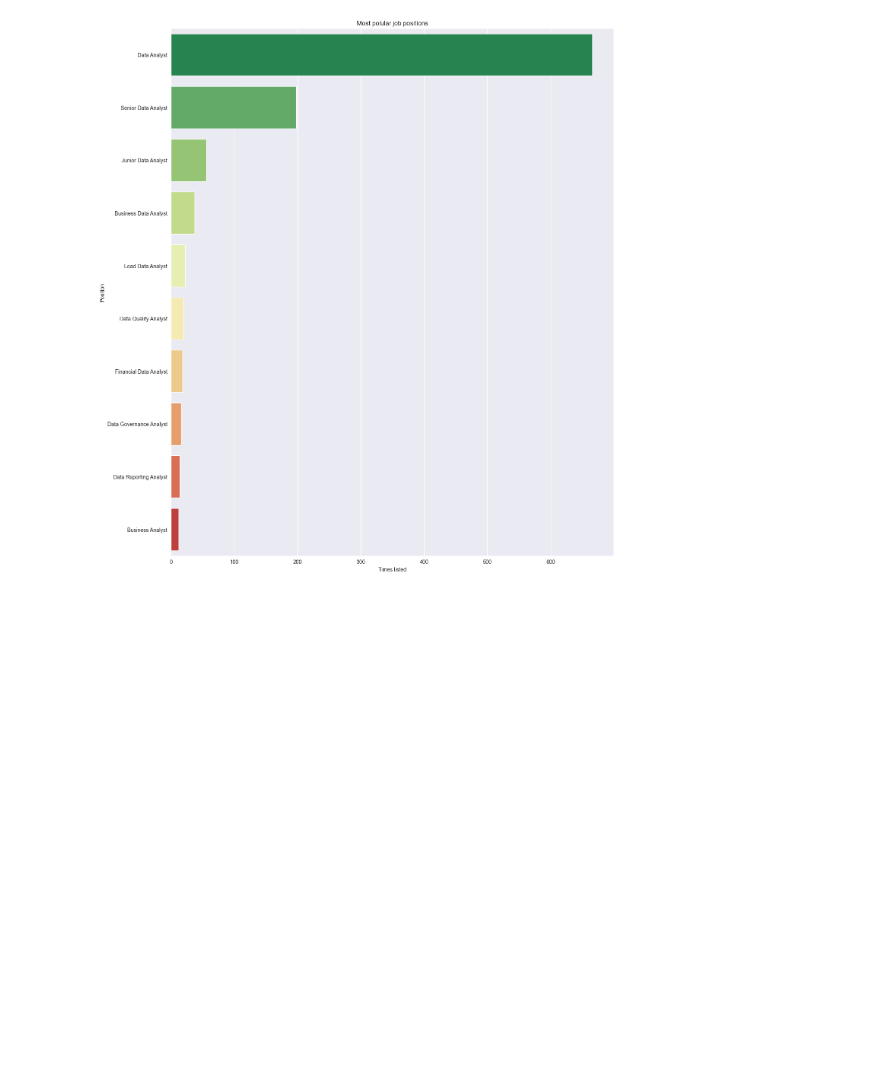
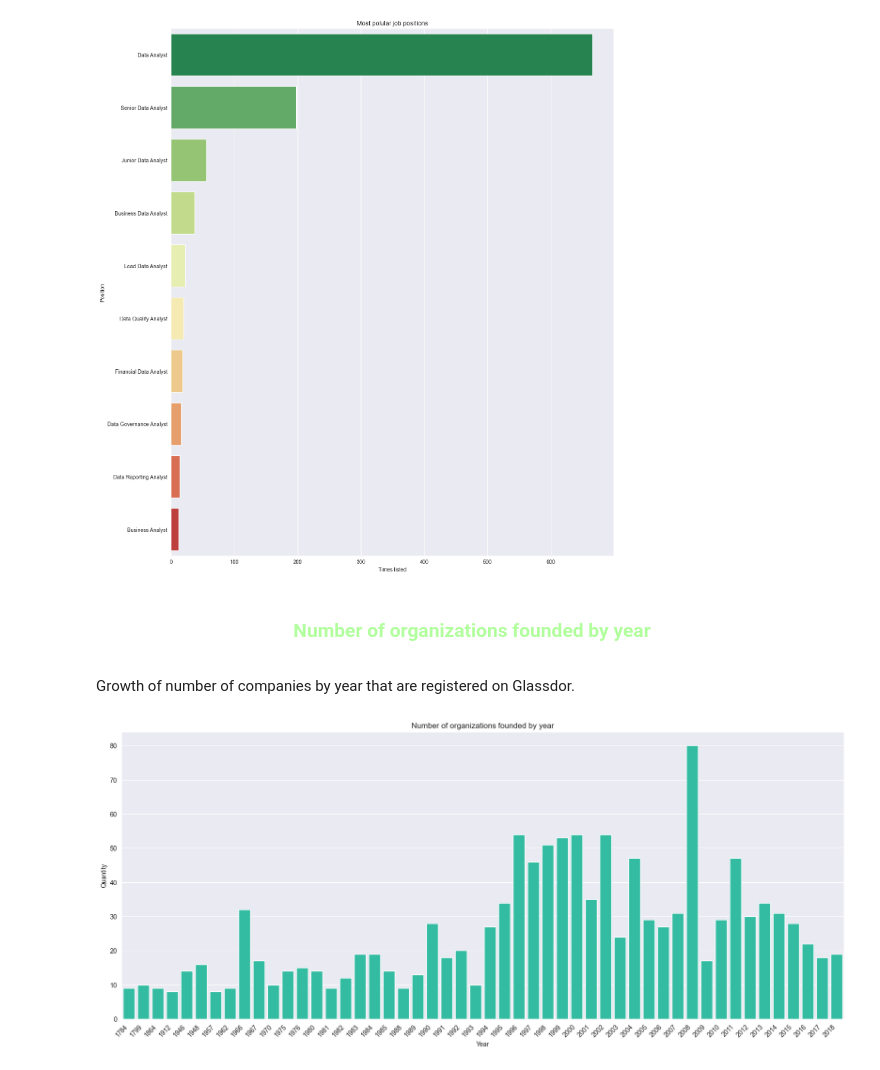
Before and after one commit to Imbravo/dataAnalystJobs, a Jupyter notebook: dataAnalystJobs.ipynb, the cells around one changed output. Cells and saved outputs as stored; diff of their text form; code cells hidden in the pictures; blank space fills up the shorter version.

```diff
--- a/dataAnalystJobs.ipynb
+++ b/dataAnalystJobs.ipynb
@@ -363,3 +402,18 @@ p.set_title('Most polular job positions')
 plt.show()
 # %% [output]
 [figure]
+# %% [markdown]
+<center><h3 style='color:#B2FF9E'>Number of organizations founded by year</h3></center>
+# %% [markdown]
+Growth of number of companies by year that are registered on Glassdor.
+# %%
+founded = listings['Founded'].value_counts().reset_index()[:50]
+plt.figure(figsize=(20,8))
+plt.xticks(rotation=45, ha='right')
+p = sns.barplot(data=founded, x='index', y='Founded', color='#1dd3b0')
+p.set_xlabel('Year')
+p.set_ylabel('Quantity')
+p.set_title('Number of organizations founded by year')
+plt.show()
+# %% [output]
+[figure, added]
```
Also changed, not shown: parts of 25 cells of this notebook.
